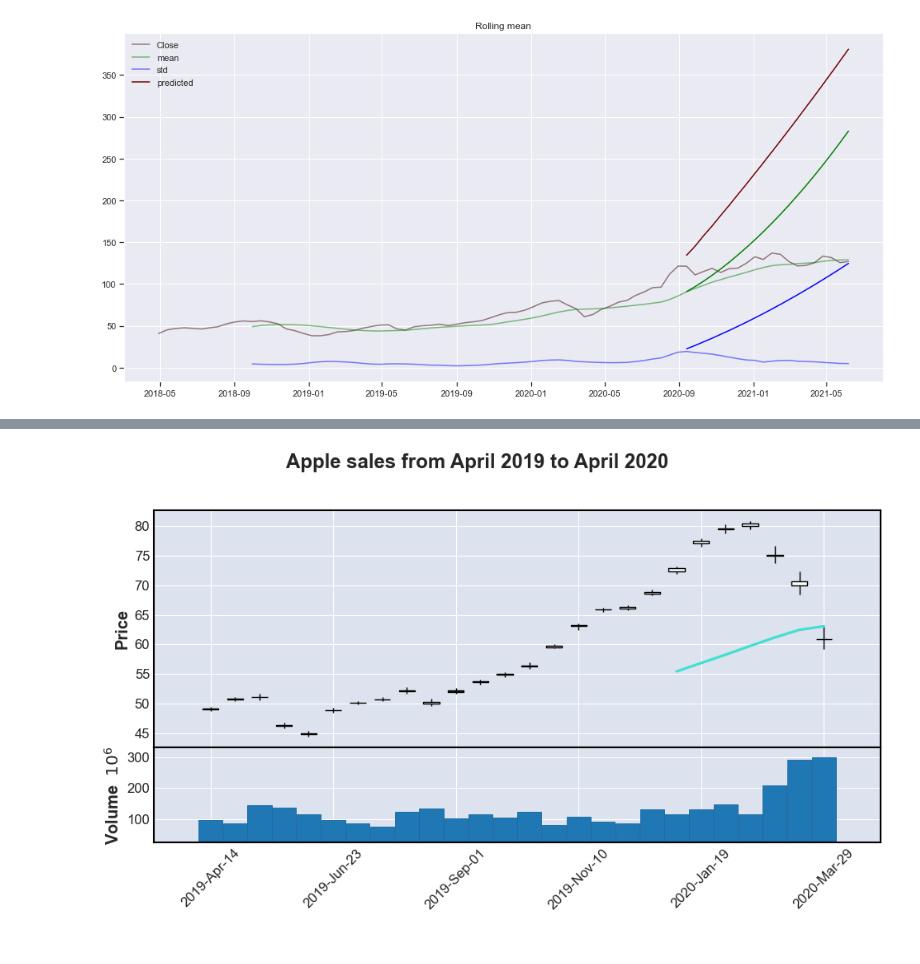
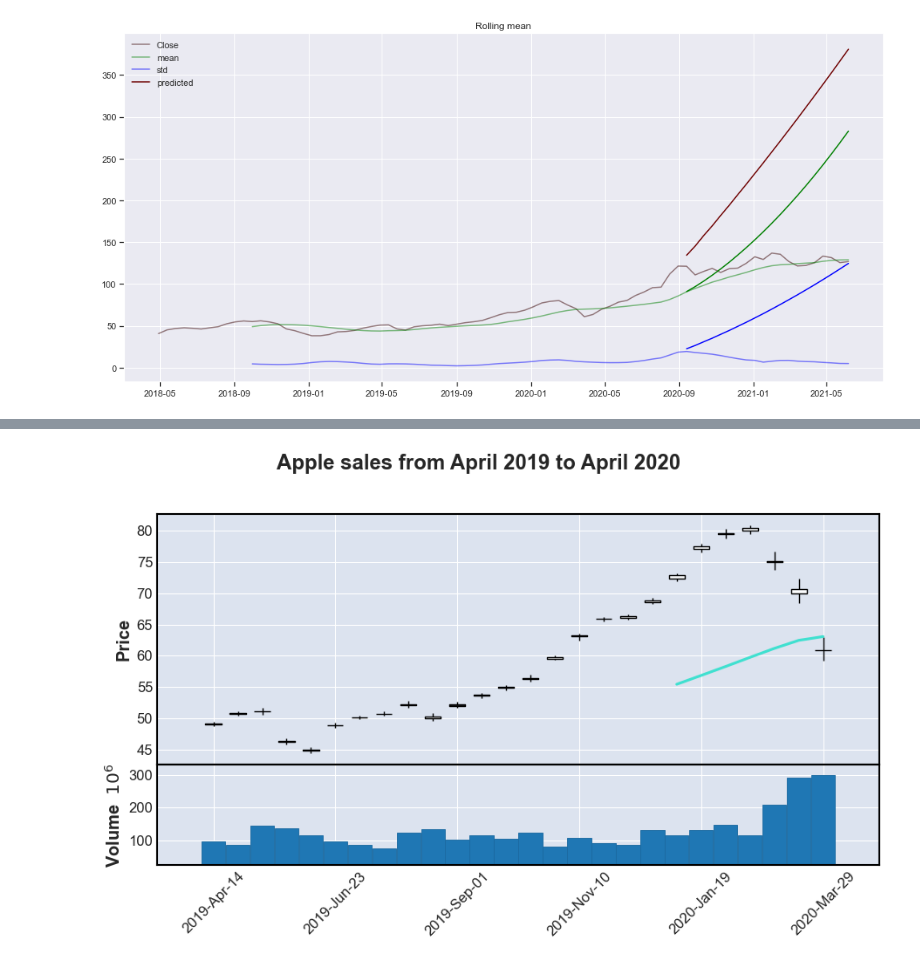
Before and after one commit to Chief-dom/Mounting_Containers, a Jupyter notebook: dev_notebook.ipynb, the cells around one changed output, grey strips where cells are left out. Saved outputs shown, nothing was run; the diff lists cells and outputs as text; code cells hidden in the pictures.

```diff
--- a/dev_notebook.ipynb
+++ b/dev_notebook.ipynb
@@ -108,6 +135,6 @@ mpf.plot(thin_data["2020-04-01": "2021-04-01"], figratio=(17,8),
 # %%
-mpf.plot(thin_data["2019-04-01": "2020-04-01"], figratio=(17,8),
+mpf.plot(thin_data["2019-04-01": "2020-04-01"], figratio=(12,6),
             type='candle', mav=(20),
             volume=True, title='Apple sales from April 2019 to April 2020')
 # %% [output]
-[figure, old version]
+[figure, new version]
```
Also changed, not shown: parts of 4 cells of this notebook, 3 other files.
